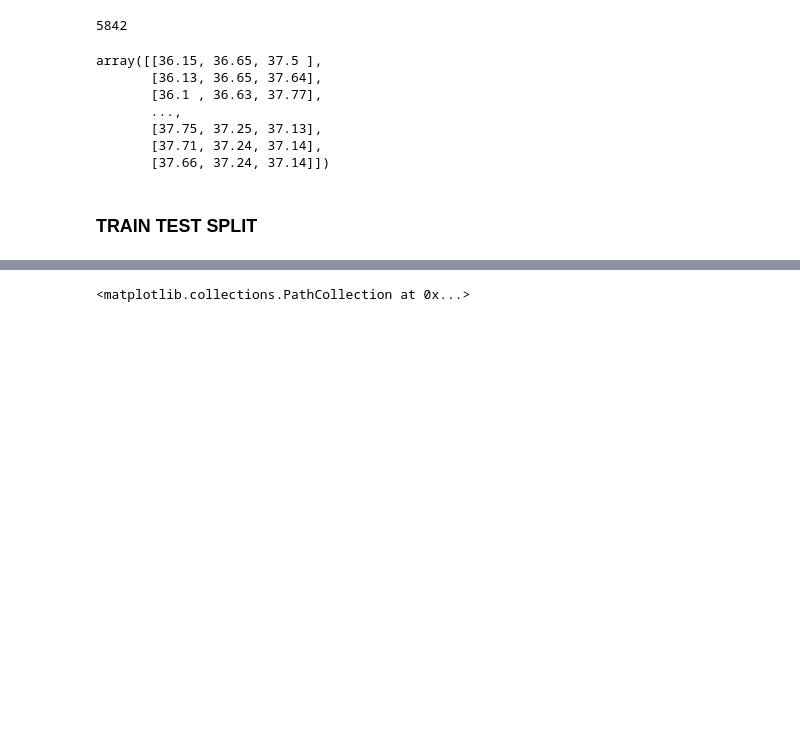
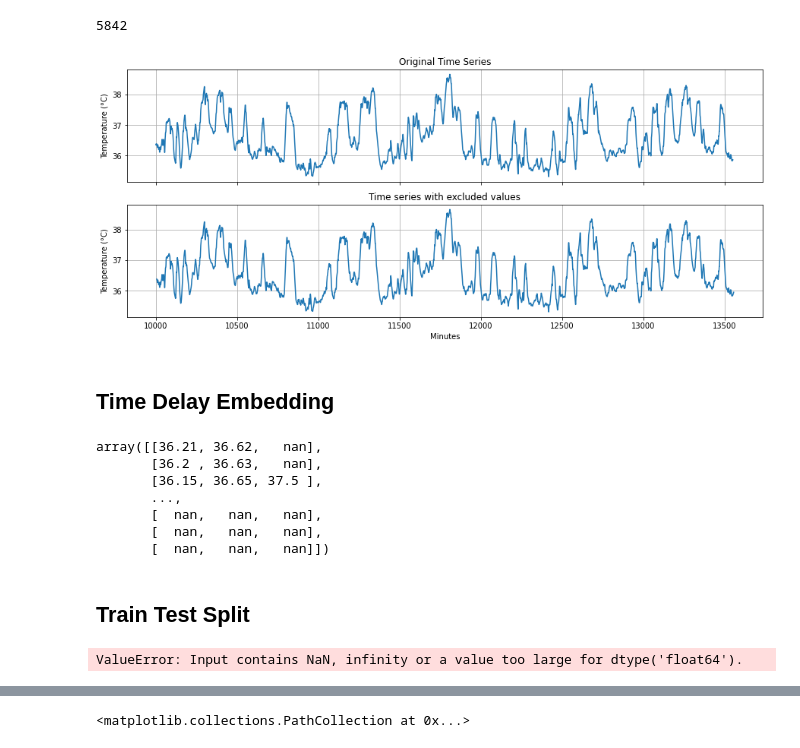
Before and after one commit to sheyaa/caterpillar_mset, a Jupyter notebook: Mice_SVM.ipynb, the cells around one changed output, grey strips where cells are left out. Saved outputs shown, nothing was run; the diff lists cells and outputs as text; code cells hidden in the pictures; blank space fills up the shorter version.

```diff
--- a/Mice_SVM.ipynb
+++ b/Mice_SVM.ipynb
@@ -56,18 +57,51 @@ len(x)-len(x1) #we got rid of 225 data points
 # %% [output]
 5842
+# %%
+fig,ax = plt.subplots(2,1,figsize=(15,6), sharex = True)
+fig.set_facecolor("white") # Changing the border to white
+
+ax[0].plot(x[10000:13550],y[10000:13550])
+ax[0].set_ylabel("Temperature (°C)")
+ax[0].set_title("Original Time Series")
+ax[0].grid()
+ax[1].plot(x1[10000:13550],y1[10000:13550])
+ax[1].set_xlabel("Minutes")
+ax[1].set_ylabel("Temperature (°C)")
+ax[1].set_title("Time series with excluded values")
+ax[1].grid()
+# %% [output]
+[figure, added]
+# %% [markdown]
+## Time Delay Embedding
 # %%
-#Time Delay Embedding
-X = tde.tde(y1)
-X=X.T #transporting the data
-X
+#TDE on original data
+Z = tde.tde(y)
+Z = Z.T
+Z
+
+#TDE on the data that had values excluded
+#X = tde.tde(y1)
+#X=X.T #transporting the data
 # %% [output]
-array([[36.15, 36.65, 37.5 ],
-       [36.13, 36.65, 37.64],
-       [36.1 , 36.63, 37.77],
+array([[36.21, 36.62,   nan],
+       [36.2 , 36.63,   nan],
+       [36.15, 36.65, 37.5 ],
        ...,
-       [37.75, 37.25, 37.13],
-       [37.71, 37.24, 37.14],
-       [37.66, 37.24, 37.14]])
+       [  nan,   nan,   nan],
+       [  nan,   nan,   nan],
+       [  nan,   nan,   nan]])
 # %% [markdown]
-### TRAIN TEST SPLIT
+## Train Test Split
+# %%
+# ORIGINAL DATA
+#importing the model
+model_1 = svm.OneClassSVM()
+
+#fit the data
+model_1.fit(Z[:5000,:])
+
+#predict the data
+predict_1 = model_1.predict(Z[5001:,:])
+# %% [output]
+ValueError: Input contains NaN, infinity or a value too large for dtype('float64').
 # %%
```
Also changed, not shown: parts of 20 cells of this notebook.
